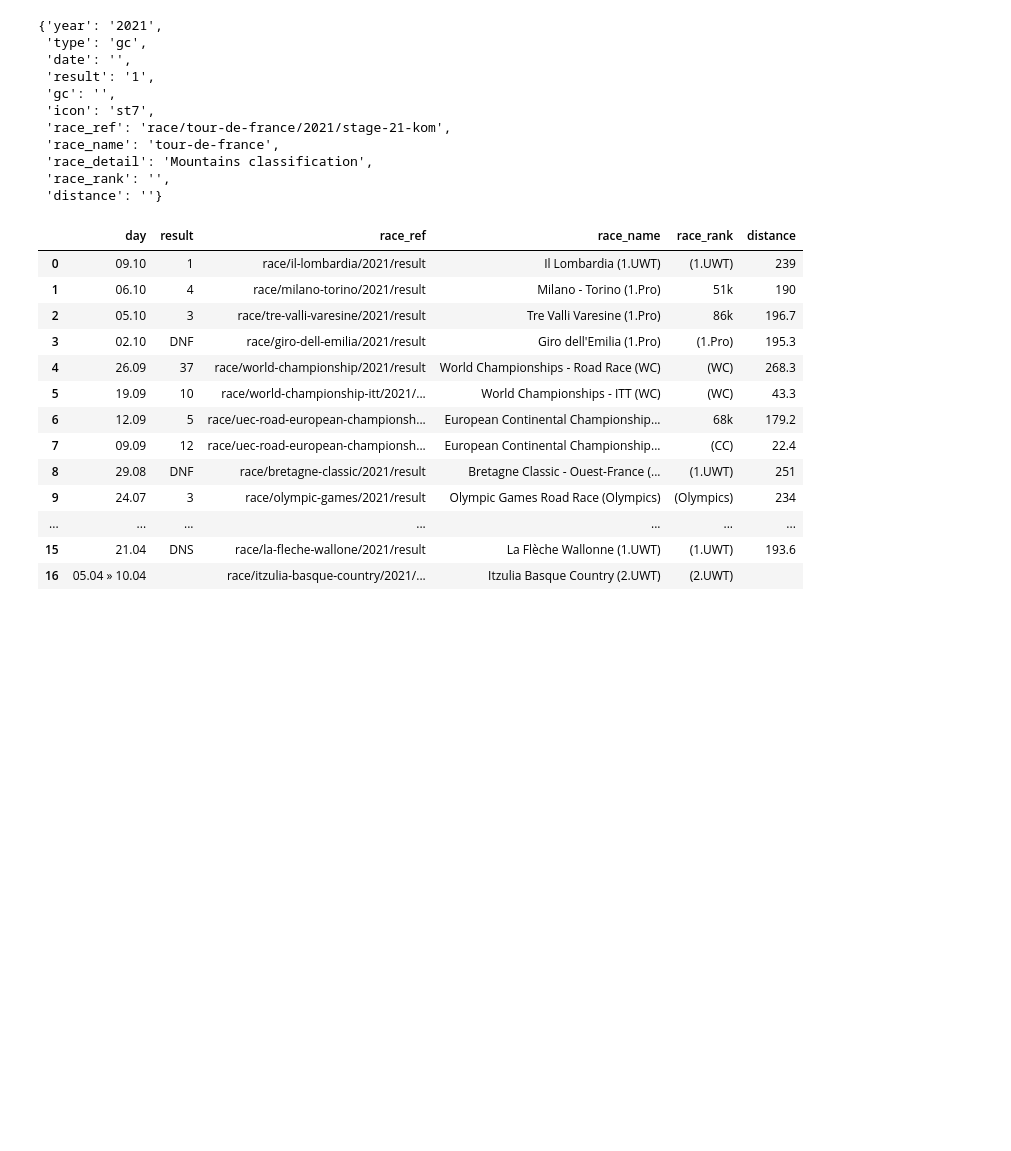
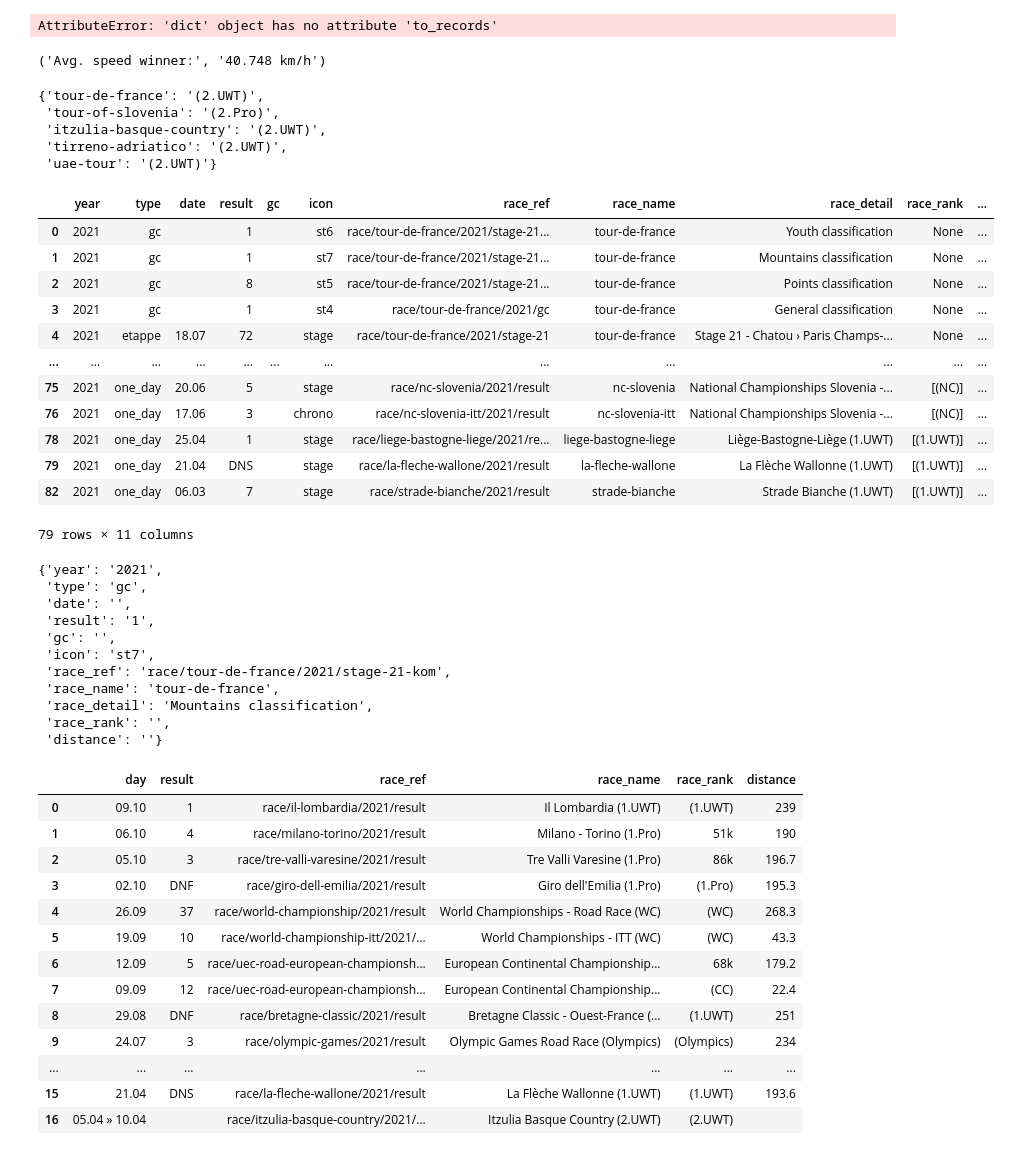
Before and after one commit to Michiel-DK/cycling, a Jupyter notebook: new_scraper.ipynb, the cells around one changed output. Drawn from its saved outputs; the diff is of its cells as text; code cells hidden in the pictures; blank space fills up the shorter version.

```diff
--- a/new_scraper.ipynb
+++ b/new_scraper.ipynb
@@ -116,3 +141,0 @@ tadej = scrape_performance('tadej-pogacar', 'rider/tadej-pogacar', 2021)
-# %%
-tadej_df = pd.DataFrame(tadej)
-tadej_df.tail(40)
@@ -137,3 +389,35 @@ tadej_df.tail(40)
+# %%
+pd.DataFrame(dict)
+# %% [output]
+AttributeError: 'dict' object has no attribute 'to_records'
+# %%
+stage[2].find_all('div')[0].text, stage[2].find_all('div')[1].text
+# %% [output]
+('Avg. speed winner:', '40.748 km/h')
+# %%
+stages_df.set_index('race_name').to_dict()['race_rank']
+# %% [output]
+{'tour-de-france': '(2.UWT)',
+ 'tour-of-slovenia': '(2.Pro)',
+ 'itzulia-basque-country': '(2.UWT)',
+ 'tirreno-adriatico': '(2.UWT)',
+ 'uae-tour': '(2.UWT)'}
+# %%
+tadej_df.drop(index_drop)
+# %% [output]
+|  | year | type | date | result | gc | icon | race_ref | race_name | race_detail | race_rank | ... |
+| 0 | 2021 | gc |  | 1 |  | st6 | race/tour-de-france/2021/stage-21... | tour-de-france | Youth classification | None | ... |
+| 1 | 2021 | gc |  | 1 |  | st7 | race/tour-de-france/2021/stage-21... | tour-de-france | Mountains classification | None | ... |
+| 2 | 2021 | gc |  | 8 |  | st5 | race/tour-de-france/2021/stage-21... | tour-de-france | Points classification | None | ... |
+| 3 | 2021 | gc |  | 1 |  | st4 | race/tour-de-france/2021/gc | tour-de-france | General classification | None | ... |
+| 4 | 2021 | etappe | 18.07 | 72 |  | stage | race/tour-de-france/2021/stage-21 | tour-de-france | Stage 21 - Chatou › Paris Champs-... | None | ... |
+| ... | ... | ... | ... | ... | ... | ... | ... | ... | ... | ... | ... |
+| 75 | 2021 | one_day | 20.06 | 5 |  | stage | race/nc-slovenia/2021/result | nc-slovenia | National Championships Slovenia -... | [(NC)] | ... |
+| 76 | 2021 | one_day | 17.06 | 3 |  | chrono | race/nc-slovenia-itt/2021/result | nc-slovenia-itt | National Championships Slovenia -... | [(NC)] | ... |
+| 78 | 2021 | one_day | 25.04 | 1 |  | stage | race/liege-bastogne-liege/2021/re... | liege-bastogne-liege | Liège-Bastogne-Liège (1.UWT) | [(1.UWT)] | ... |
+| 79 | 2021 | one_day | 21.04 | DNS |  | stage | race/la-fleche-wallone/2021/result | la-fleche-wallone | La Flèche Wallonne (1.UWT) | [(1.UWT)] | ... |
+| 82 | 2021 | one_day | 06.03 | 7 |  | stage | race/strade-bianche/2021/result | strade-bianche | Strade Bianche (1.UWT) | [(1.UWT)] | ... |
+79 rows × 11 columns
 # %%
 tadej[len(tadej_df['date']) > 5]
 # %% [output]
```
Also changed, not shown: parts of 28 cells of this notebook, 12 other files.
